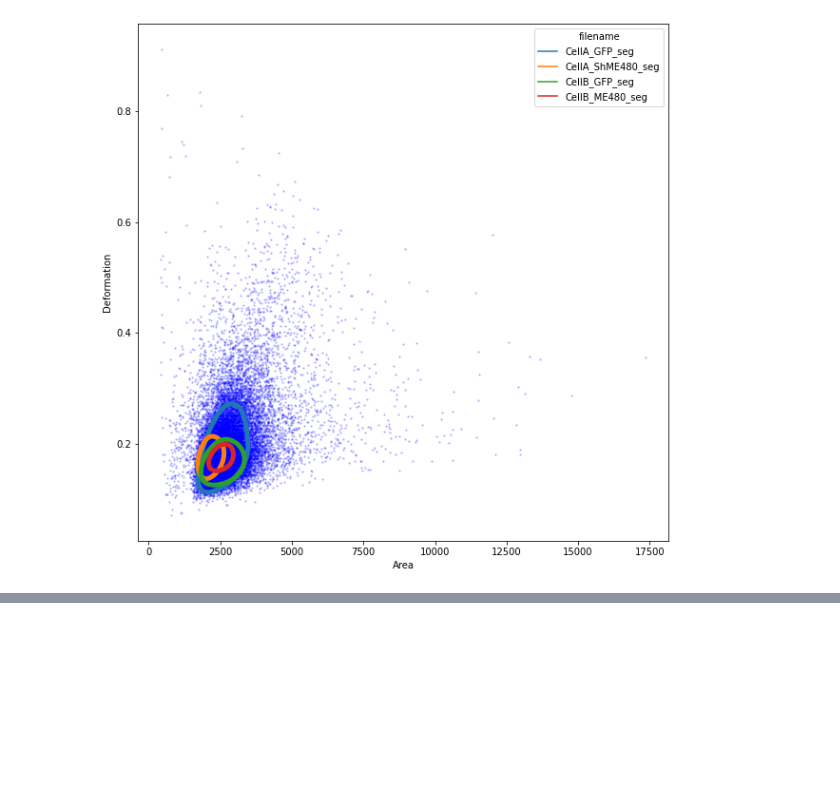
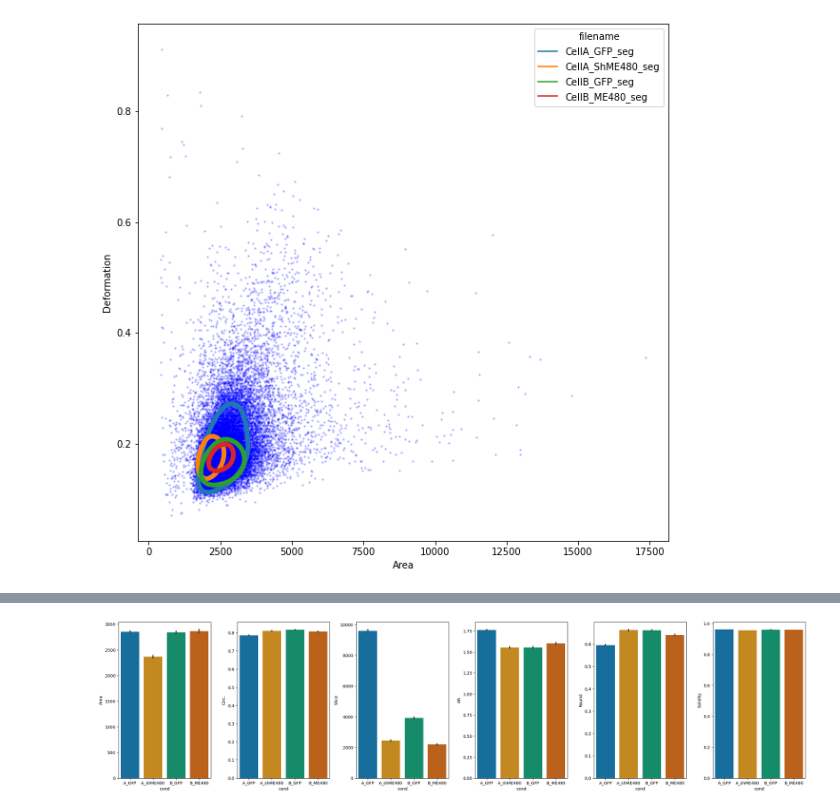
Before and after one commit to ClarissePierre/Mechanobiology-Group9, a Jupyter notebook: Project_2/Part_C.ipynb, the cells around one changed output, grey strips where cells are left out. Drawn from its saved outputs; the diff is of its cells as text; code cells hidden in the pictures; blank space fills up the shorter version.

```diff
--- a/Project_2/Part_C.ipynb
+++ b/Project_2/Part_C.ipynb
@@ -280,0 +312,14 @@ plt.show()
+# %%
+metrics=['Area','Circ.','Slice','AR','Round','Solidity']
+fig, axes = plt.subplots(1, 6, sharex=True, figsize=(24,6))
+
+i=0
+for met in metrics:
+    sns.barplot(data=data1,x="cond",y=met,ax=axes[i])
+    i+=1
+
+
+plt.tight_layout()
+plt.savefig('Figures/PartC_metrics.png')
+# %% [output]
+[figure, added]
```
Also changed, not shown: parts of 6 cells of this notebook, 4 other files.
